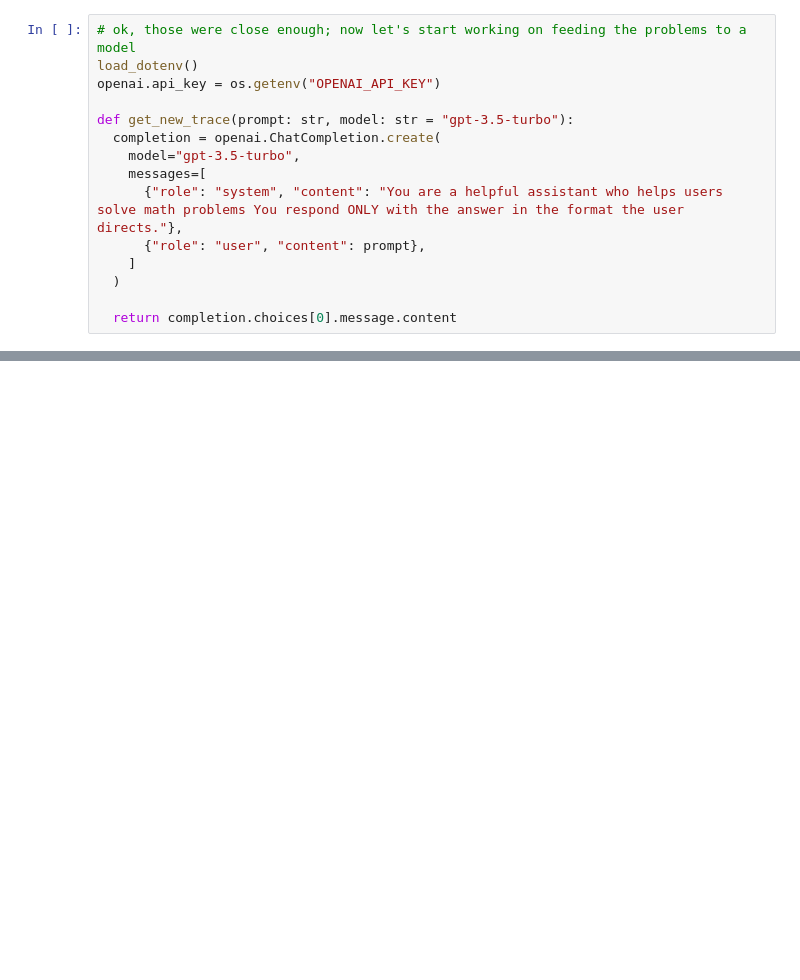
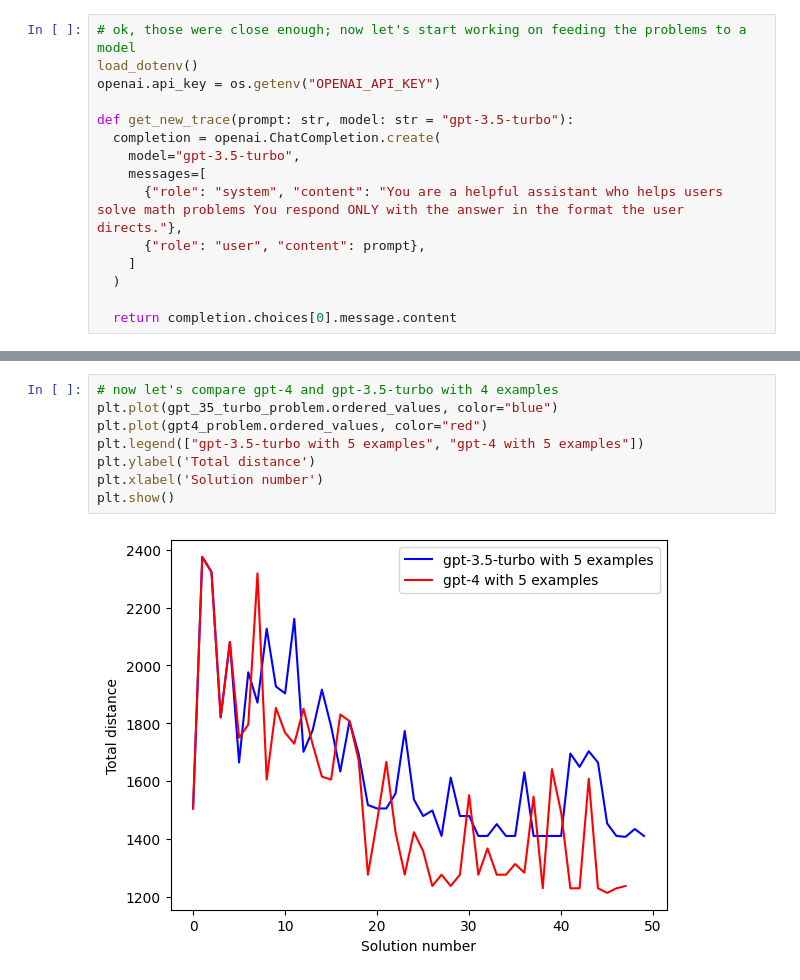
Before and after one commit to davisgcii/optimization-by-prompting, a Jupyter notebook: opro.ipynb, the cells around one changed output, grey strips where cells are left out. Drawn from its saved outputs; the diff is of its cells as text; blank space fills up the shorter version.

```diff
--- a/opro.ipynb
+++ b/opro.ipynb
@@ -370,0 +459,10 @@ plt.show()
+# %%
+# now let's compare gpt-4 and gpt-3.5-turbo with 4 examples
+plt.plot(gpt_35_turbo_problem.ordered_values, color="blue")
+plt.plot(gpt4_problem.ordered_values, color="red")
+plt.legend(["gpt-3.5-turbo with 5 examples", "gpt-4 with 5 examples"])
+plt.ylabel('Total distance')
+plt.xlabel('Solution number')
+plt.show()
+# %% [output]
+[figure, added]
```
Also changed, not shown: parts of 12 cells of this notebook, 1 other file.
